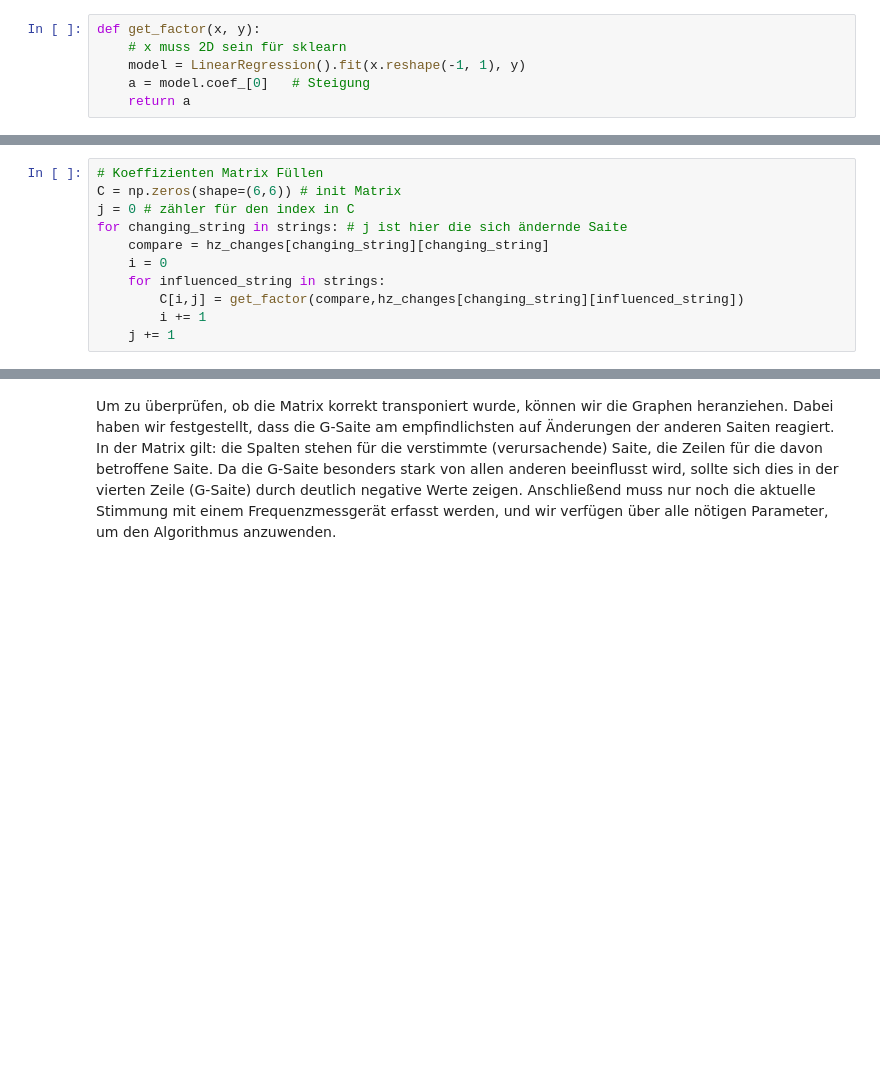
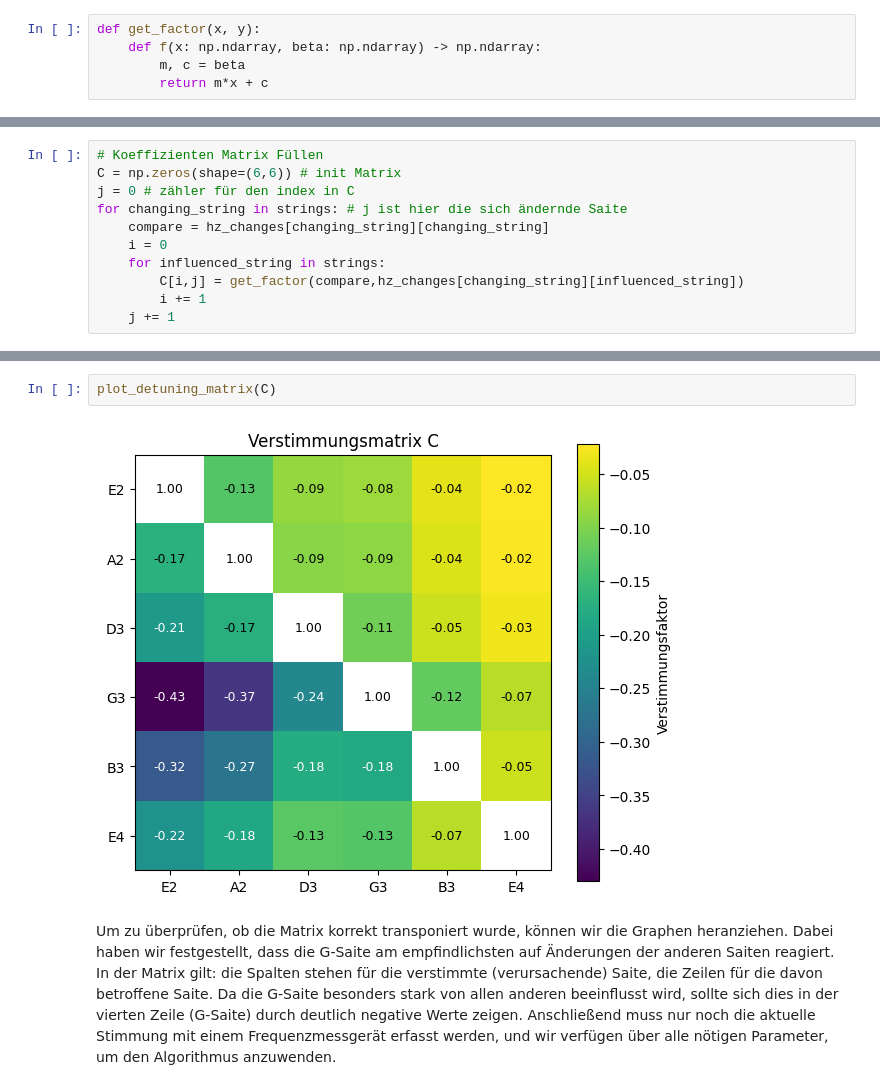
Before and after one commit to Raphael2b3/bachelorthesis_floyd_rose_tuner, a Jupyter notebook: projekt3.ipynb, the cells around one changed output, grey strips where cells are left out. Cells and saved outputs as stored; diff of their text form; blank space fills up the shorter version.

```diff
--- a/projekt3.ipynb
+++ b/projekt3.ipynb
@@ -753,7 +759,6 @@ g = np.array([ 82.41,
 Die Koeffizienten/Verstimmungsmatrix müsste zunächst gemessen werden. Aus dem Experiment können die Koeffizienten abgeleitet werden.
 # %%
 def get_factor(x, y):
-    # x muss 2D sein für sklearn
-    model = LinearRegression().fit(x.reshape(-1, 1), y)
-    a = model.coef_[0]   # Steigung
-    return a
+    def f(x: np.ndarray, beta: np.ndarray) -> np.ndarray:
+        m, c = beta
+        return m*x + c
@@ -781,3 +852,7 @@ C
+# %%
+plot_detuning_matrix(C)
+# %% [output]
+[figure, added]
 # %% [markdown]
 Um zu überprüfen, ob die Matrix korrekt transponiert wurde, können wir die Graphen heranziehen. Dabei haben wir festgestellt, dass die G-Saite am empfindlichsten auf Änderungen der anderen Saiten reagiert. In der Matrix gilt: die Spalten stehen für die verstimmte (verursachende) Saite, die Zeilen für die davon betroffene Saite. Da die G-Saite besonders stark von allen anderen beeinflusst wird, sollte sich dies in der vierten Zeile (G-Saite) durch deutlich negative Werte zeigen. Anschließend muss nur noch die aktuelle Stimmung mit einem Frequenzmessgerät erfasst werden, und wir verfügen über alle nötigen Parameter, um den Algorithmus anzuwenden.
 # %%
```
Also changed, not shown: parts of 14 cells of this notebook, 10 other files.
